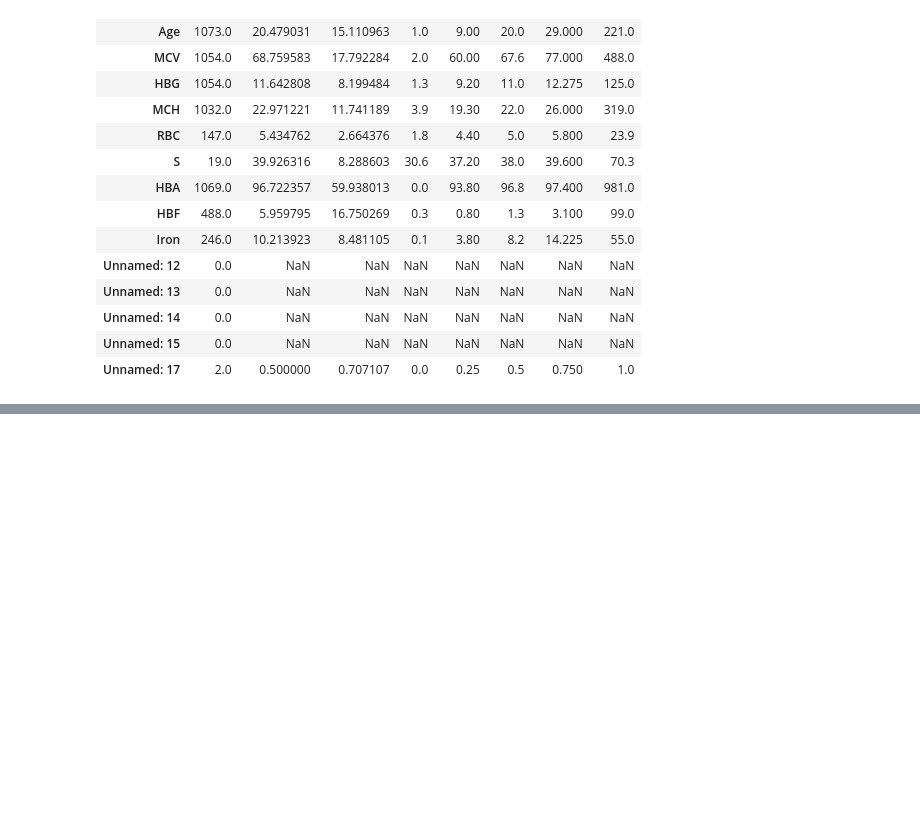
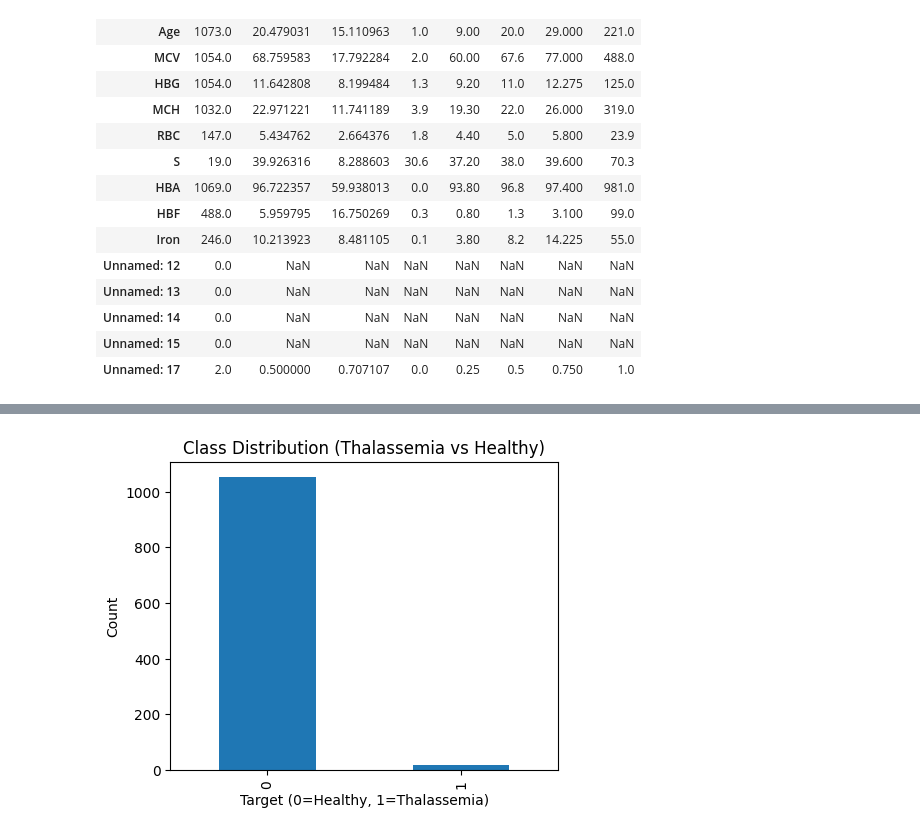
Before and after one commit to konkalaitzidis/thalassemia-diagnosis, a Jupyter notebook: notebooks/thalassemia_pipeline.ipynb, the cells around one changed output, grey strips where cells are left out. Drawn from its saved outputs; the diff is of its cells as text; code cells hidden in the pictures; blank space fills up the shorter version.

```diff
--- a/notebooks/thalassemia_pipeline.ipynb
+++ b/notebooks/thalassemia_pipeline.ipynb
@@ -125,3 +125,8 @@ Descriptive statistics (numeric):
 | Unnamed: 14 | 0.0 | NaN | NaN | NaN | NaN | NaN | NaN | NaN |
 | Unnamed: 15 | 0.0 | NaN | NaN | NaN | NaN | NaN | NaN | NaN |
 | Unnamed: 17 | 2.0 | 0.500000 | 0.707107 | 0.0 | 0.25 | 0.5 | 0.750 | 1.0 |
+# %%
+# Drop ID and unnamed columns
+df = df.drop(columns=["ID"] + [c for c in df.columns if "Unnamed" in c])
+print("Remaining columns:")
+display(df.head(3))
@@ -127,0 +139,9 @@ Descriptive statistics (numeric):
+# %%
+# Create target column based on S
+df['Target'] = df['S'].apply(lambda x: 1 if x > 0 else 0)
+
+# Check class balance
+print("Class counts (Target):")
+display(df['Target'].value_counts())
+print("\nClass proportions:")
+display(df['Target'].value_counts(normalize=True).rename("proportion"))
@@ -127,0 +215,10 @@ Descriptive statistics (numeric):
+# %%
+# Visualize class distribution
+plt.figure(figsize=(5,4))
+df['Target'].value_counts().plot(kind='bar')
+plt.title('Class Distribution (Thalassemia vs Healthy)')
+plt.xlabel('Target (0=Healthy, 1=Thalassemia)')
+plt.ylabel('Count')
+plt.show()
+# %% [output]
+[figure, added]
```
Also changed, not shown: parts of 18 cells of this notebook.
